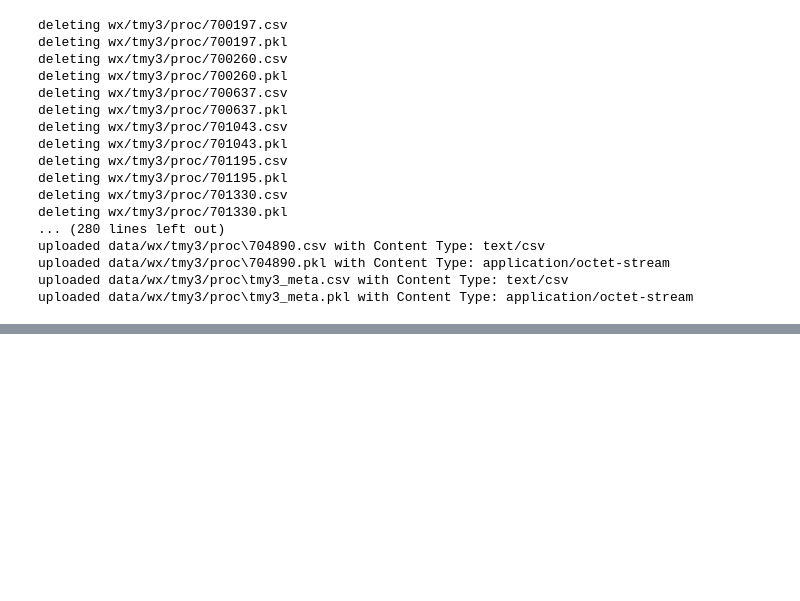
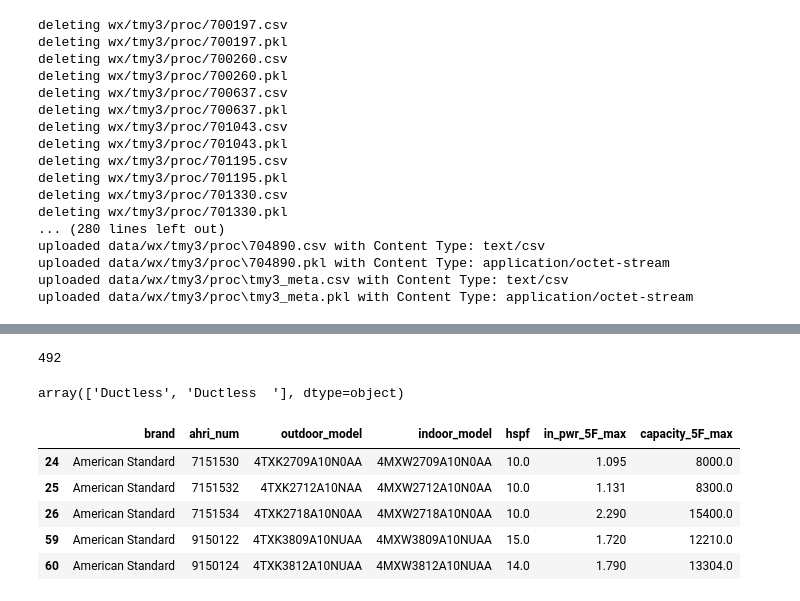
Before and after one commit to RobertLJordan/ak-energy-admin, a Jupyter notebook: ak-energy-data-admin.ipynb, the cells around one changed output, grey strips where cells are left out. Saved outputs shown, nothing was run; the diff lists cells and outputs as text; code cells hidden in the pictures; blank space fills up the shorter version.

```diff
--- a/ak-energy-data-admin.ipynb
+++ b/ak-energy-data-admin.ipynb
@@ -463,0 +521,32 @@ uploaded data/wx/tmy3/proc\tmy3_meta.pkl with Content Type: application/octet-st
+# %%
+# Filter down to just Ductless units
+dfd = dfh[dfh['Centrally Ducted or Ductless'].str.startswith('Ductless')]
+print(len(dfd))
+dfd['Centrally Ducted or Ductless'].unique()
+# %% [output]
+492
+array(['Ductless', 'Ductless  '], dtype=object)
+# %%
+# select out the desired columns
+# NOTE:  These column names may change over time. If the code
+# in this cell errors, then it is likely due to changed columns names.
+cols = (
+    ('Brand \n(if applicable)', 'brand'),
+    ('AHRI Certificate No.', 'ahri_num'),
+    ('Outdoor Unit Model', 'outdoor_model'),
+    ('Indoor Unit Model(s)', 'indoor_model'),
+    ('HSPF (Region IV):', 'hspf'),
+    ('Input Power at Max. Capacity  5°F', 'in_pwr_5F_max'),
+    ('Maximum Capacity 5°F', 'capacity_5F_max'),
+)
+orig_cols, new_cols = zip(*cols)
+dfd = dfd[list(orig_cols)]
+dfd.columns = new_cols
+dfd.head()
+# %% [output]
+|  | brand | ahri_num | outdoor_model | indoor_model | hspf | in_pwr_5F_max | capacity_5F_max |
+| 24 | American Standard | 7151530 | 4TXK2709A10N0AA | 4MXW2709A10N0AA | 10.0 | 1.095 | 8000.0 |
+| 25 | American Standard | 7151532 | 4TXK2712A10NAA | 4MXW2712A10N0AA | 10.0 | 1.131 | 8300.0 |
+| 26 | American Standard | 7151534 | 4TXK2718A10N0AA | 4MXW2718A10N0AA | 10.0 | 2.290 | 15400.0 |
+| 59 | American Standard | 9150122 | 4TXK3809A10NUAA | 4MXW3809A10NUAA | 15.0 | 1.720 | 12210.0 |
+| 60 | American Standard | 9150124 | 4TXK3812A10NUAA | 4MXW3812A10NUAA | 14.0 | 1.790 | 13304.0 |
```
Also changed, not shown: parts of 4 cells of this notebook, 1 other file.
